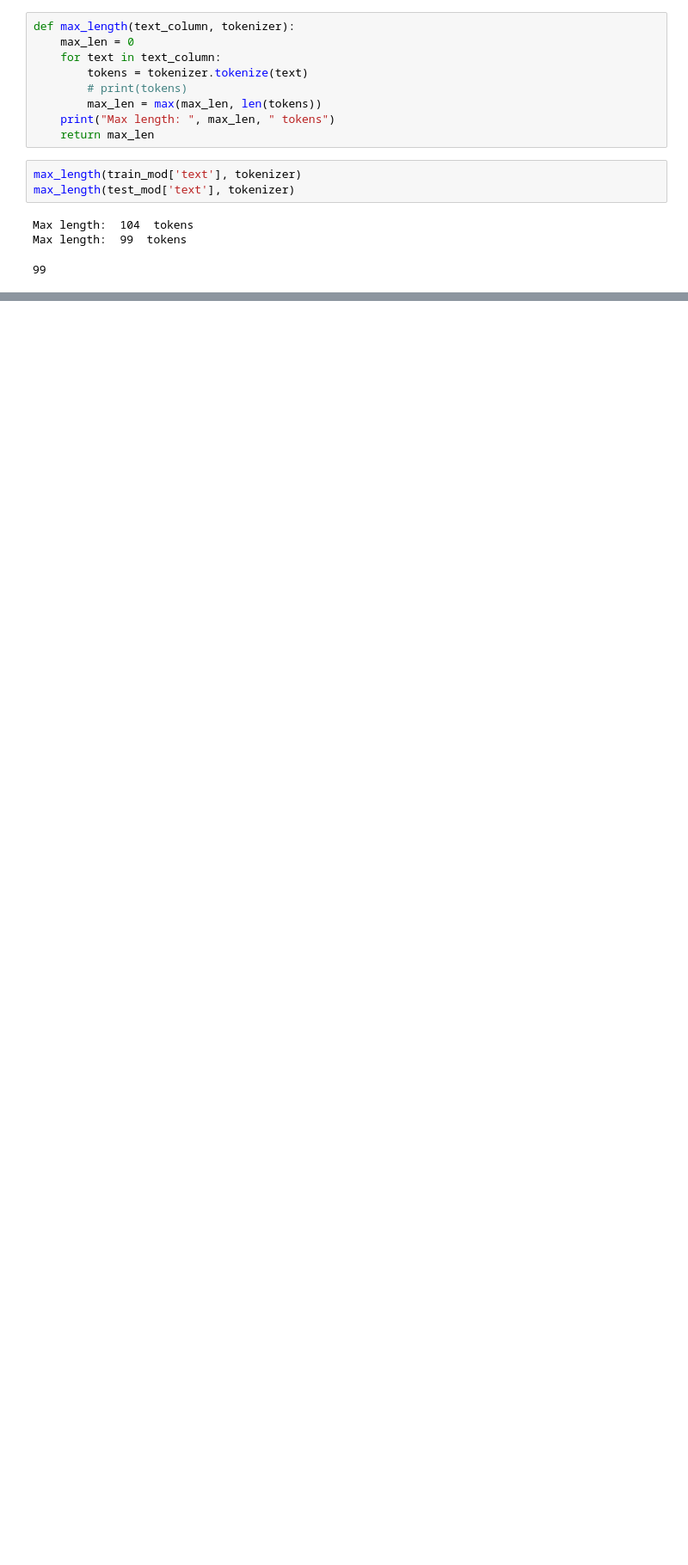
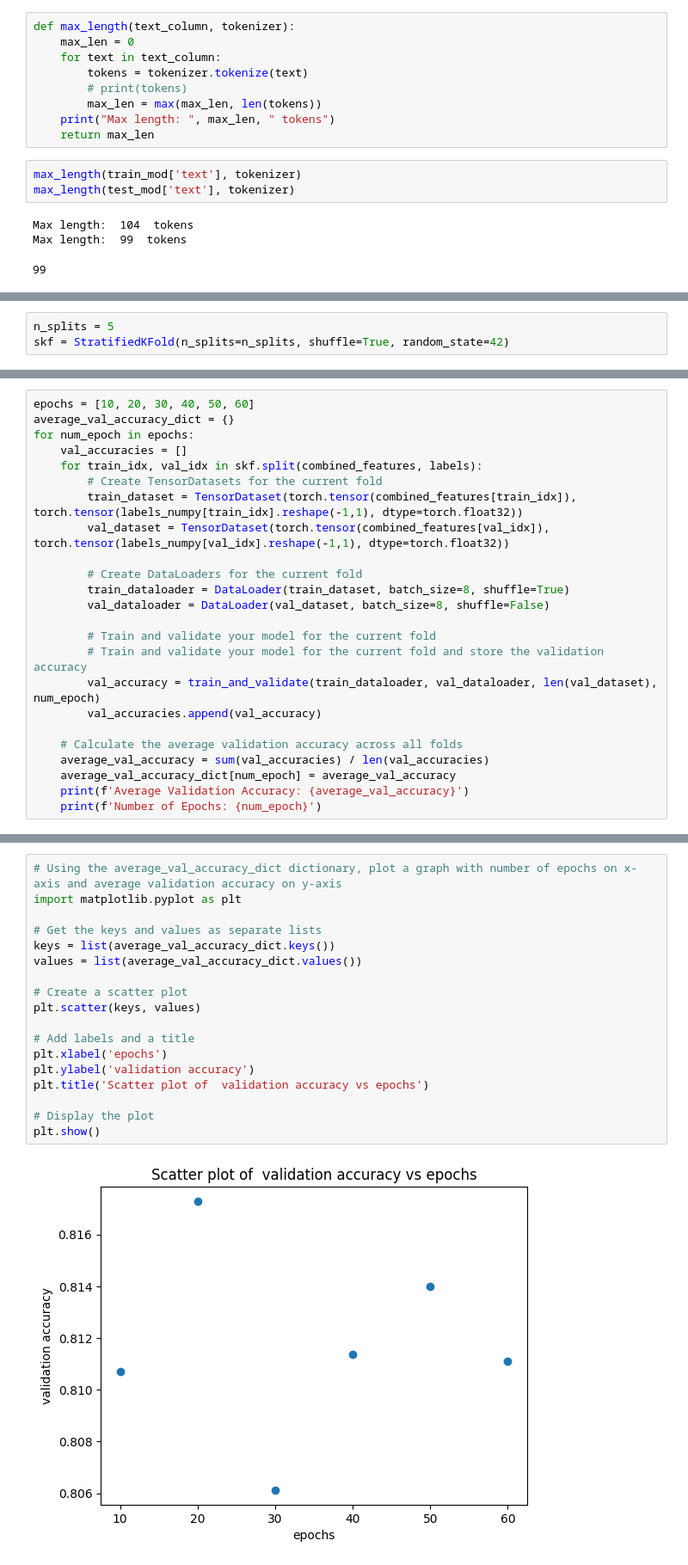
Before and after one commit to tohkarle/SC1015-Mini-Project, a Jupyter notebook: models/BERT.ipynb, the cells around one changed output, grey strips where cells are left out. Shown at 86% size. Saved outputs shown, nothing was run; the diff lists cells and outputs as text; blank space fills up the shorter version.

```diff
--- a/models/BERT.ipynb
+++ b/models/BERT.ipynb
@@ -266,0 +309,3 @@ def main(df, n_splits=5, epochs=5):
+# %%
+n_splits = 5
+skf = StratifiedKFold(n_splits=n_splits, shuffle=True, random_state=42)
@@ -266,0 +452,24 @@ def main(df, n_splits=5, epochs=5):
+# %%
+epochs = [10, 20, 30, 40, 50, 60]
+average_val_accuracy_dict = {}
+for num_epoch in epochs:
+    val_accuracies = []
+    for train_idx, val_idx in skf.split(combined_features, labels):
+        # Create TensorDatasets for the current fold
+        train_dataset = TensorDataset(torch.tensor(combined_features[train_idx]), torch.tensor(labels_numpy[train_idx].reshape(-1,1), dtype=torch.float32))
+        val_dataset = TensorDataset(torch.tensor(combined_features[val_idx]), torch.tensor(labels_numpy[val_idx].reshape(-1,1), dtype=torch.float32))
+
+        # Create DataLoaders for the current fold
+        train_dataloader = DataLoader(train_dataset, batch_size=8, shuffle=True)
+        val_dataloader = DataLoader(val_dataset, batch_size=8, shuffle=False)
+
+        # Train and validate your model for the current fold
+        # Train and validate your model for the current fold and store the validation accuracy
+        val_accuracy = train_and_validate(train_dataloader, val_dataloader, len(val_dataset), num_epoch)
+        val_accuracies.append(val_accuracy)
+
+    # Calculate the average validation accuracy across all folds
+    average_val_accuracy = sum(val_accuracies) / len(val_accuracies)
+    average_val_accuracy_dict[num_epoch] = average_val_accuracy
+    print(f'Average Validation Accuracy: {average_val_accuracy}')
+    print(f'Number of Epochs: {num_epoch}')
@@ -266,0 +494,20 @@ def main(df, n_splits=5, epochs=5):
+# %%
+# Using the average_val_accuracy_dict dictionary, plot a graph with number of epochs on x-axis and average validation accuracy on y-axis
+import matplotlib.pyplot as plt
+
+# Get the keys and values as separate lists
+keys = list(average_val_accuracy_dict.keys())
+values = list(average_val_accuracy_dict.values())
+
+# Create a scatter plot
+plt.scatter(keys, values)
+
+# Add labels and a title
+plt.xlabel('epochs')
+plt.ylabel('validation accuracy')
+plt.title('Scatter plot of  validation accuracy vs epochs')
+
+# Display the plot
+plt.show()
+# %% [output]
+[figure, added]
```
Also changed, not shown: parts of 70 cells of this notebook, 1 other file.
